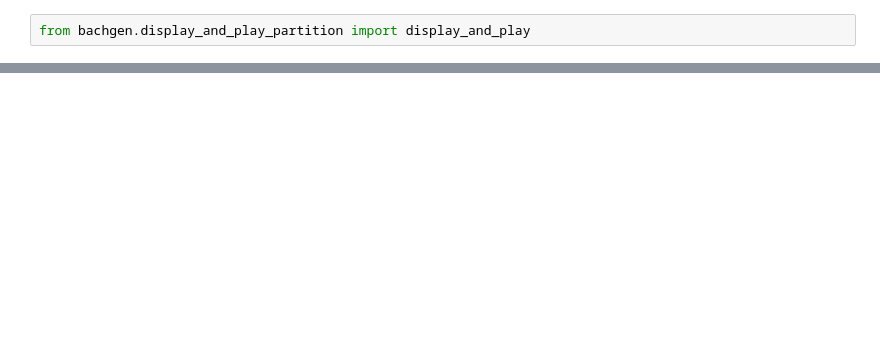
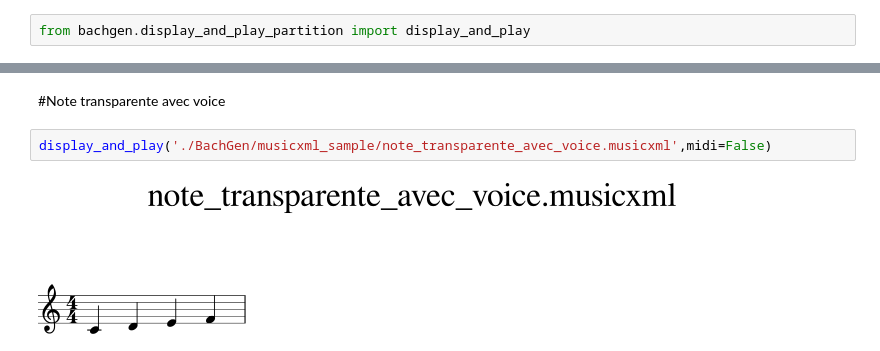
Before and after one commit to gomar0801/BachGen, a Jupyter notebook: notebooks/Test sur le github BachGen.ipynb, the cells around one changed output, grey strips where cells are left out. Cells and saved outputs as stored; diff of their text form; blank space fills up the shorter version.

```diff
--- a/notebooks/Test sur le github BachGen.ipynb
+++ b/notebooks/Test sur le github BachGen.ipynb
@@ -15,0 +38,6 @@ display_and_play('./BachGen/musicxml_sample/minimal.musicxml')
+# %% [markdown]
+#Note transparente avec voice
+# %%
+display_and_play('./BachGen/musicxml_sample/note_transparente_avec_voice.musicxml',midi=False)
+# %% [output]
+[figure, added]
```
Also changed, not shown: parts of 14 cells of this notebook.
